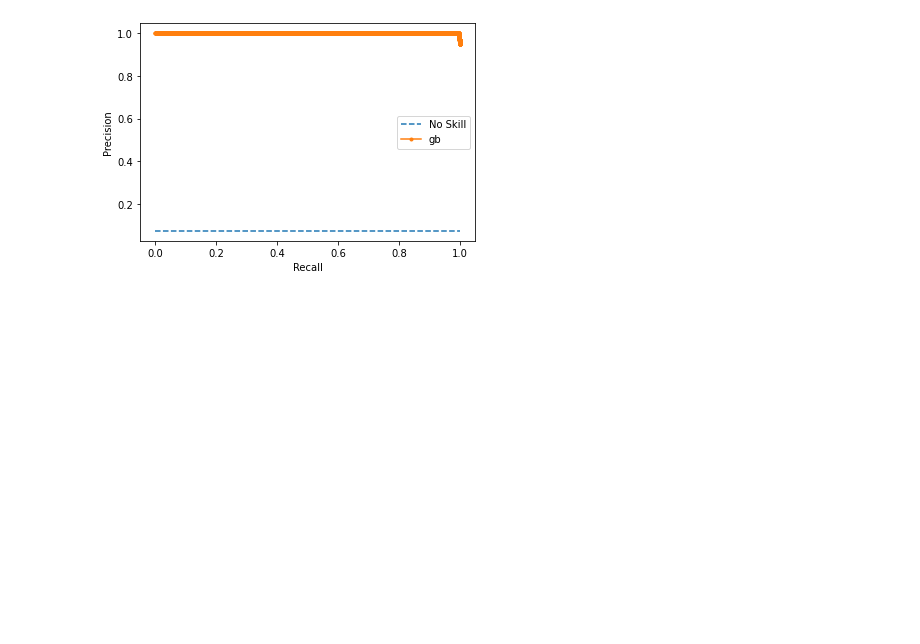
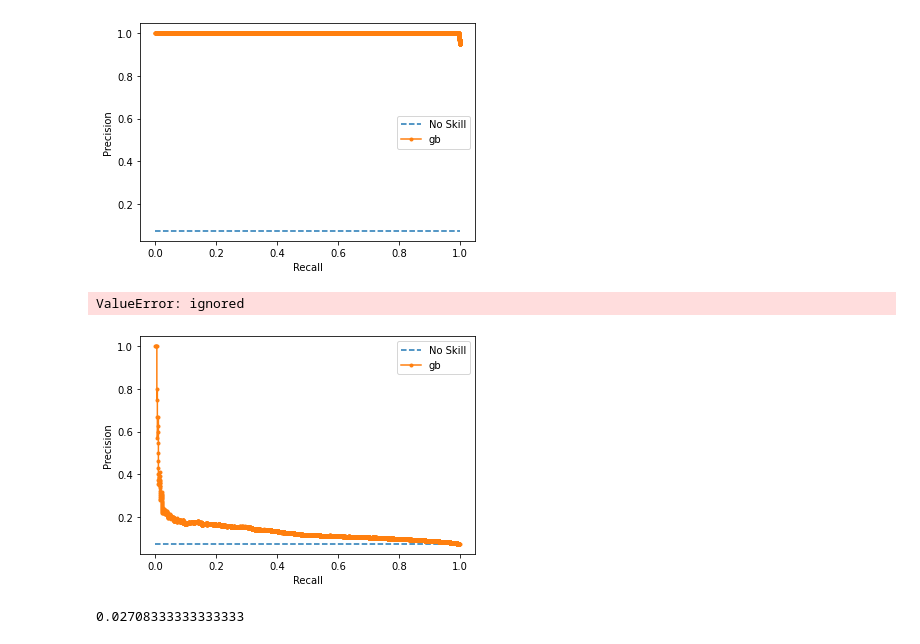
Before and after one commit to akshaypt7/customer_relationship_prediction, a Jupyter notebook: KDD_cup_boosting.ipynb, the cells around one changed output. Saved outputs shown, nothing was run; the diff lists cells and outputs as text; code cells hidden in the pictures; blank space fills up the shorter version.

Commit message:
boosting failures

```diff
--- a/KDD_cup_boosting.ipynb
+++ b/KDD_cup_boosting.ipynb
@@ -439,0 +449,2 @@ plt.show()
+# %%
+X_train_gb, X_val_gb, y_train_gb, y_val_gb = train_test_split(X_train, y_train, random_state=66, train_size=0.8, stratify=y_train)
@@ -439,0 +462,23 @@ plt.show()
+# %%
+gb_new.fit(X_train_gb, y_train_gb)
+# %% [output]
+ValueError: ignored
+# %%
+new_gb_filename = '/content/drive/MyDrive/UnivAI/ML-2 project/model/gradient_boosting_new_3000_with_huber.pickle'
+pickle.dump(gb_new, open(new_gb_filename, 'wb'))
+# %%
+gb_new = pickle.load(open(new_gb_filename, 'rb'))
+# %%
+precision, recall, tresholds = precision_recall_curve(y_val_gb, gb_new.predict_proba(X_val_gb)[:,1])
+# %%
+no_skill = len(y_val_gb[y_val_gb==1]) / len(y_val_gb)
+plt.plot([0,1], [no_skill,no_skill], linestyle='--', label='No Skill')
+plt.plot(recall, precision, marker='.', label='gb')
+# axis labels
+plt.xlabel('Recall')
+plt.ylabel('Precision')
+plt.legend()
+# show the plot
+plt.show()
+# %% [output]
+[figure, added]
@@ -439,0 +487,4 @@ plt.show()
+# %%
+f2score
+# %% [output]
+0.02708333333333333
```
Also changed, not shown: parts of 5 cells of this notebook.
